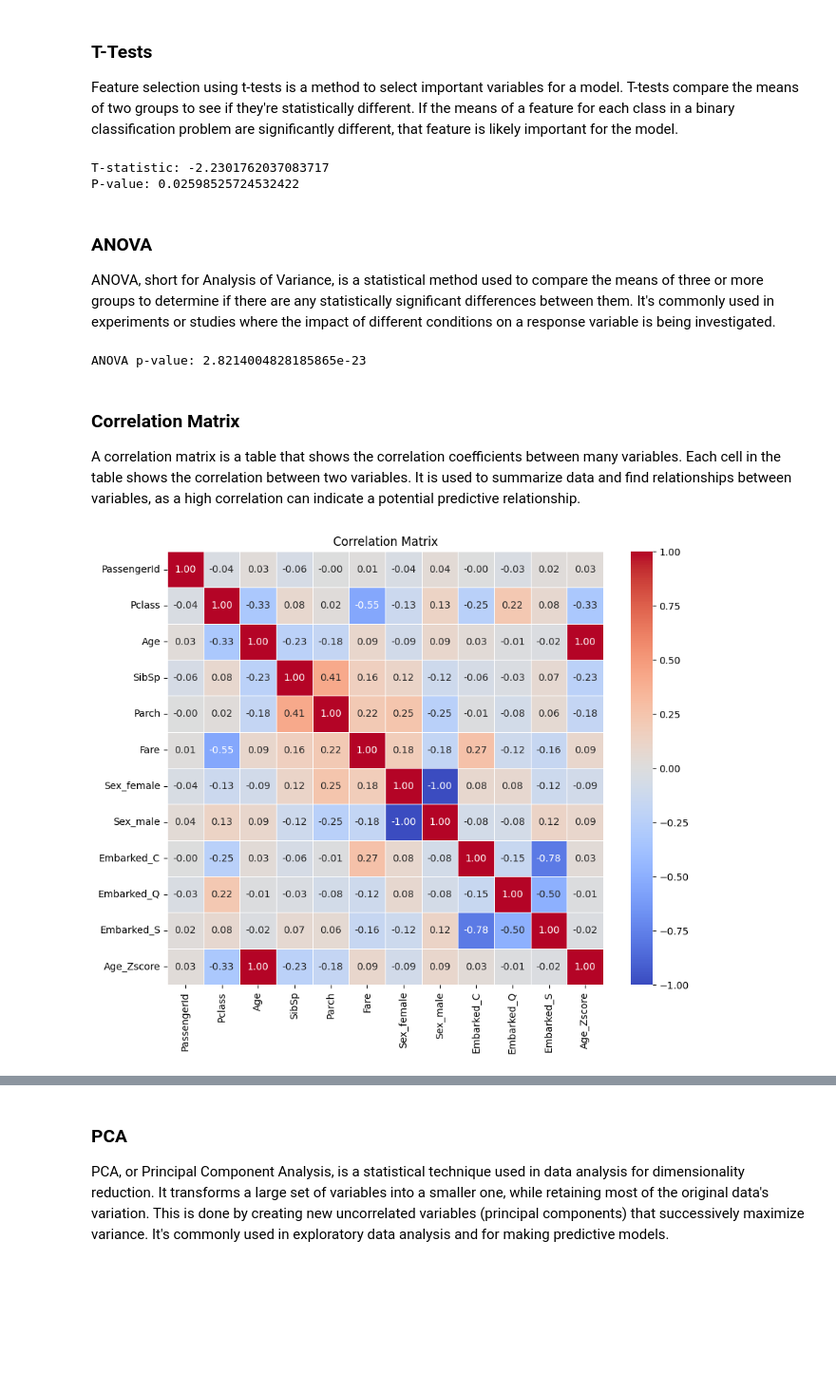
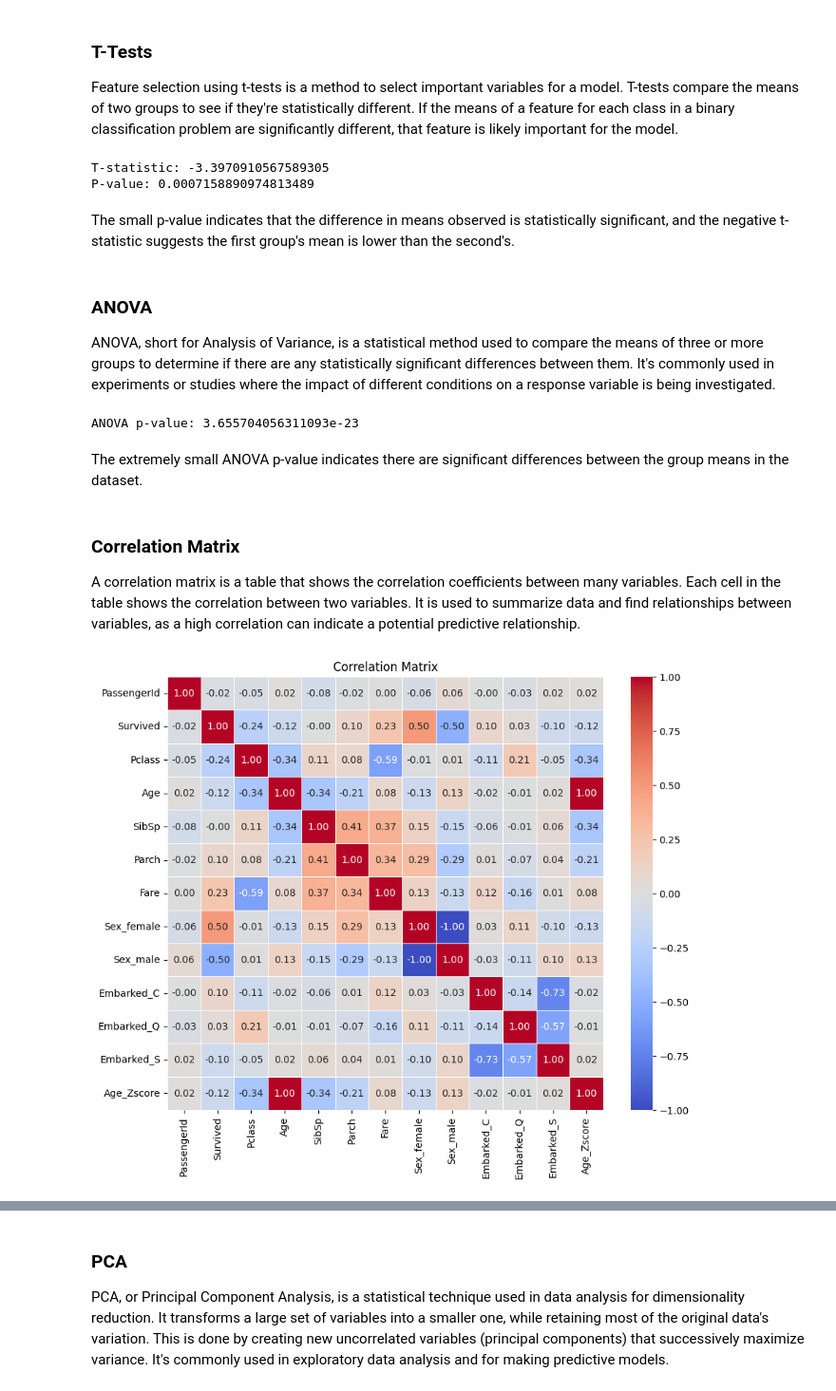
Before and after one commit to JoeyPoel/Minor-Artifical-Intelligence, a Jupyter notebook: wiskunde/statistics/statisticsTitanic.ipynb, the cells around one changed output, grey strips where cells are left out. Shown: that part at 95% size. Saved outputs shown, nothing was run; the diff lists cells and outputs as text; code cells hidden in the pictures; blank space fills up the shorter version.

Commit message:
Finished statistics assignment

```diff
--- a/wiskunde/statistics/statisticsTitanic.ipynb
+++ b/wiskunde/statistics/statisticsTitanic.ipynb
@@ -154,0 +164,11 @@ plt.show()
+# %%
+#Removing outliers
+Q1 = titanic_df['Fare'].quantile(0.25)
+Q3 = titanic_df['Fare'].quantile(0.75)
+IQR = Q3 - Q1
+titanic_df = titanic_df[~((titanic_df['Fare'] < (Q1 - 1.5 * IQR)) | (titanic_df['Fare'] > (Q3 + 1.5 * IQR)))]
+
+#Boxplot after removing outliers
+sns.boxplot(y='Fare', data=titanic_df)
+plt.title('Boxplot of Fare after removing outliers')
+plt.show()
@@ -184,8 +208,10 @@ t_statistic, p_value = stats.ttest_ind(survived_age, not_survived_age)
 print('T-statistic:', t_statistic)
 print('P-value:', p_value)
 # %% [output]
-T-statistic: -2.2301762037083717
-P-value: 0.02598525724532422
+T-statistic: -3.3970910567589305
+P-value: 0.0007158890974813489
+# %% [markdown]
+The small p-value indicates that the difference in means observed is statistically significant, and the negative t-statistic suggests the first group's mean is lower than the second's.
 # %% [markdown]
 ### ANOVA
 ANOVA, short for Analysis of Variance, is a statistical method used to compare the means of three or more groups to determine if there are any statistically significant differences between them. It's commonly used in experiments or studies where the impact of different conditions on a response variable is being investigated.
@@ -197,19 +223,21 @@ anova_result = stats.f_oneway(titanic_df[titanic_df['Pclass'] == 1]['Age'],
                                titanic_df[titanic_df['Pclass'] == 3]['Age'])
 print("ANOVA p-value:", anova_result.pvalue)
 # %% [output]
-ANOVA p-value: 2.8214004828185865e-23
+ANOVA p-value: 3.655704056311093e-23
+# %% [markdown]
+The extremely small ANOVA p-value indicates there are significant differences between the group means in the dataset.
 # %% [markdown]
 ### Correlation Matrix
 A correlation matrix is a table that shows the correlation coefficients between many variables. Each cell in the table shows the correlation between two variables. It is used to summarize data and find relationships between variables, as a high correlation can indicate a potential predictive relationship.
 # %%
 # Correlation Matrix
 # Calculate the correlation matrix
-correlation_matrix = titanic_df.drop(['Survived', 'Name', 'Ticket', 'Cabin'], axis=1).corr()
+correlation_matrix = titanic_df.drop(['Name', 'Ticket', 'Cabin'], axis=1).corr()
 
 # Visualize the correlation matrix using a heatmap
 plt.figure(figsize=(10, 8))
 sns.heatmap(correlation_matrix, annot=True, cmap='coolwarm', fmt=".2f", linewidths=.5)
 plt.title('Correlation Matrix')
 plt.show()
 # %% [output]
-[figure, old version]
+[figure, new version]
```
Also changed, not shown: parts of 14 cells of this notebook.
